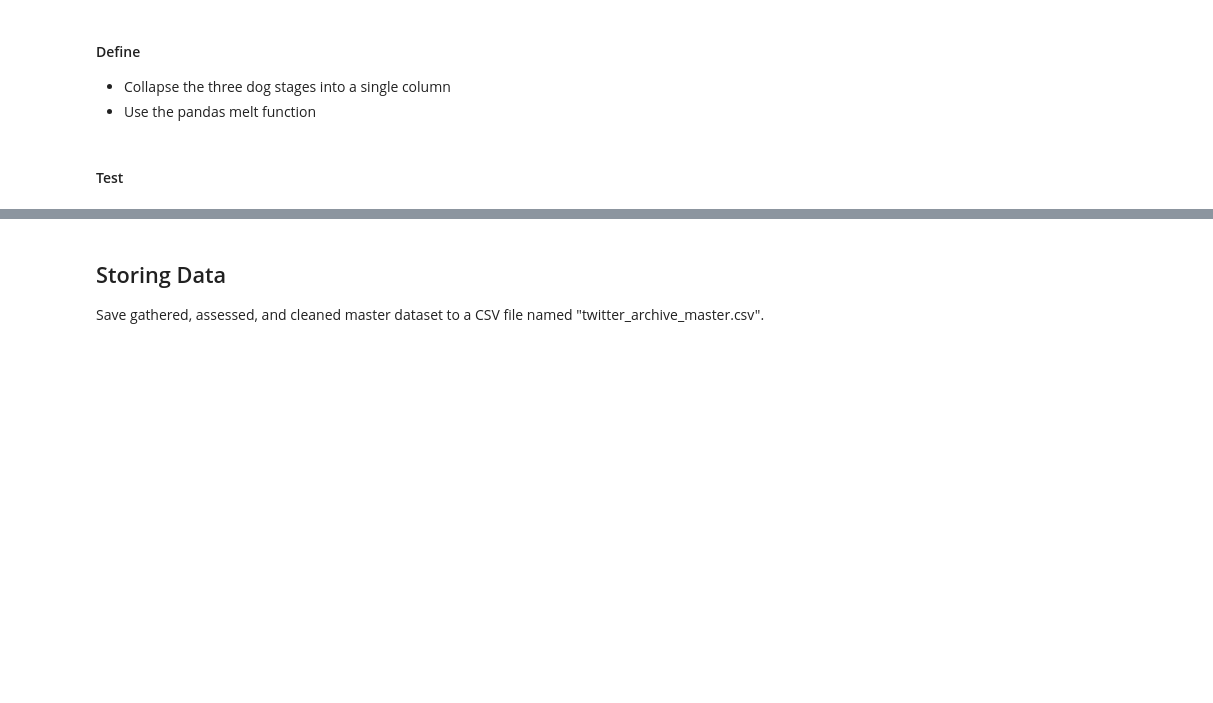
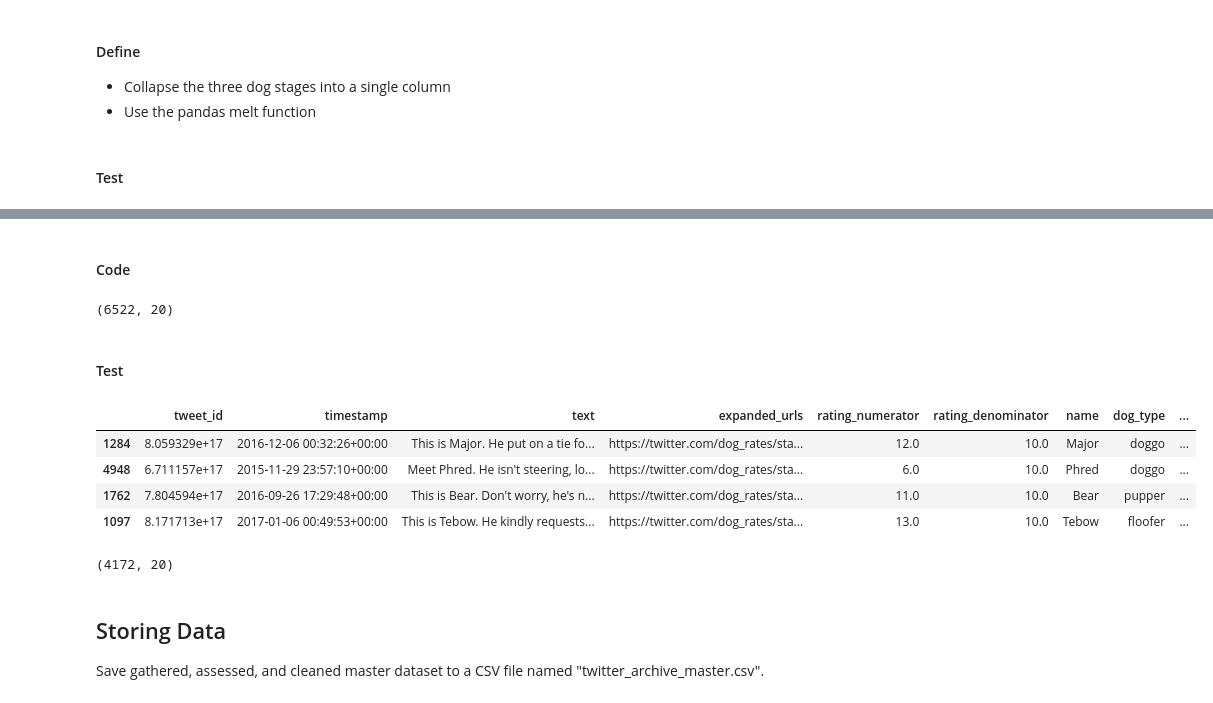
Before and after one commit to okabamac/data_wrangling_p2, a Jupyter notebook: wrangle_act.ipynb, the cells around one changed output, grey strips where cells are left out. Saved outputs shown, nothing was run; the diff lists cells and outputs as text; code cells hidden in the pictures; blank space fills up the shorter version.

Commit message:
Dealt with all quality and tidiness isssues and saved into a csv

```diff
--- a/wrangle_act.ipynb
+++ b/wrangle_act.ipynb
@@ -700,0 +778,5 @@ memory usage: 92.0+ KB
+# %%
+# Convert p1, p2, p3 datatype to categorical
+
+convert_dict = {'p1': 'category', 'p2': 'category', 'p3': 'category'}
+image_pred_copy = image_pred_copy.astype(convert_dict)
@@ -727,3 +840,35 @@ tweet_archive_copy.shape
+# %% [markdown]
+#### Code
+# %%
+from functools import reduce
+
+#define list of DataFrames
+dfs = [tweet_archive_copy, image_pred_copy, gathered_tweet_df]
+
+#merge all DataFrames into one
+final_df = reduce(lambda  left,right: pd.merge(left,right,on=['tweet_id'],
+                                            how='outer'), dfs)
+# %%
+final_df.shape
+# %% [output]
+(6522, 20)
+# %%
+# Drop rows with NaN values in final_df
+final_df = final_df.dropna()
+# %% [markdown]
+#### Test
+# %%
+final_df.sample(4)
+# %% [output]
+|  | tweet_id | timestamp | text | expanded_urls | rating_numerator | rating_denominator | name | dog_type | ... |
+| 1284 | 8.059329e+17 | 2016-12-06 00:32:26+00:00 | This is Major. He put on a tie fo... | https://twitter.com/dog_rates/sta... | 12.0 | 10.0 | Major | doggo | ... |
+| 4948 | 6.711157e+17 | 2015-11-29 23:57:10+00:00 | Meet Phred. He isn't steering, lo... | https://twitter.com/dog_rates/sta... | 6.0 | 10.0 | Phred | doggo | ... |
+| 1762 | 7.804594e+17 | 2016-09-26 17:29:48+00:00 | This is Bear. Don't worry, he's n... | https://twitter.com/dog_rates/sta... | 11.0 | 10.0 | Bear | pupper | ... |
+| 1097 | 8.171713e+17 | 2017-01-06 00:49:53+00:00 | This is Tebow. He kindly requests... | https://twitter.com/dog_rates/sta... | 13.0 | 10.0 | Tebow | floofer | ... |
+# %%
+final_df.shape
+# %% [output]
+(4172, 20)
 # %% [markdown]
 ## Storing Data
 Save gathered, assessed, and cleaned master dataset to a CSV file named "twitter_archive_master.csv".
```
Also changed, not shown: parts of 68 cells of this notebook, 1 other file.
